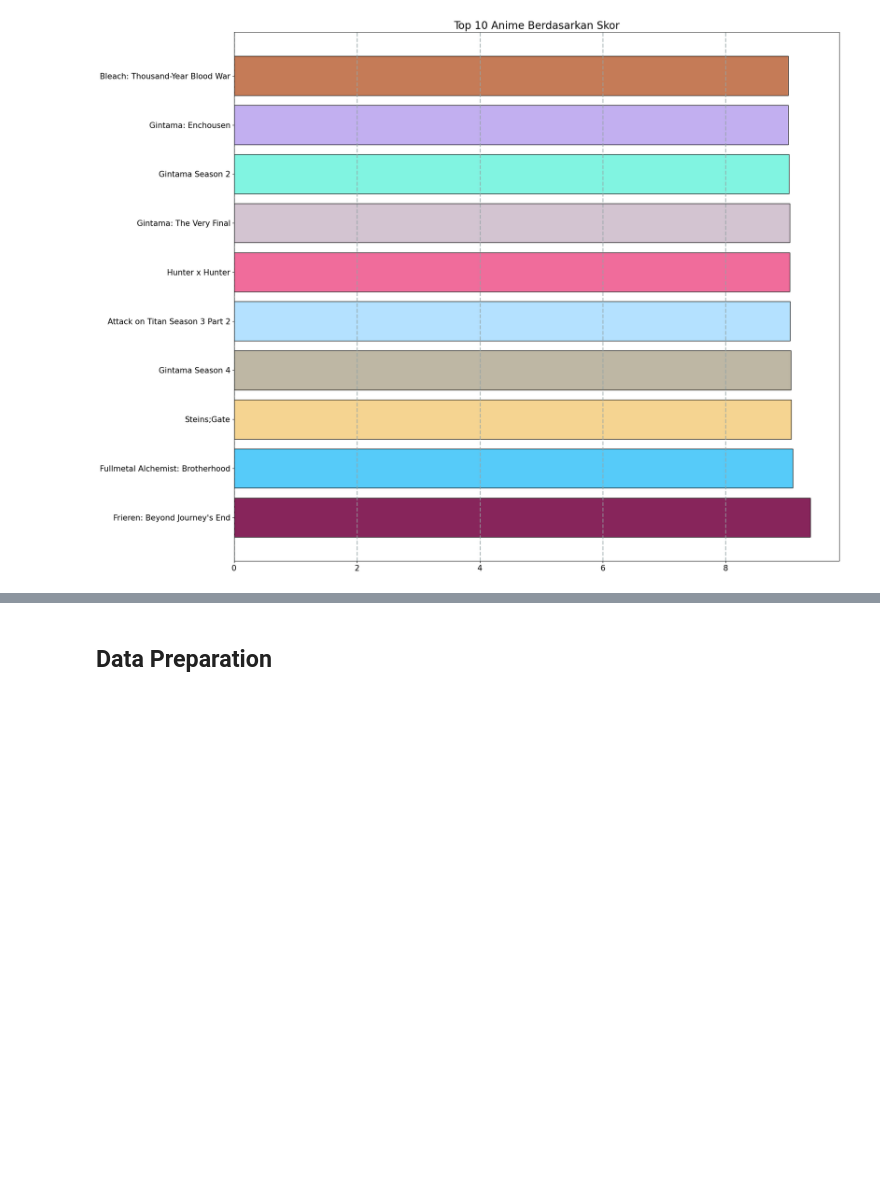
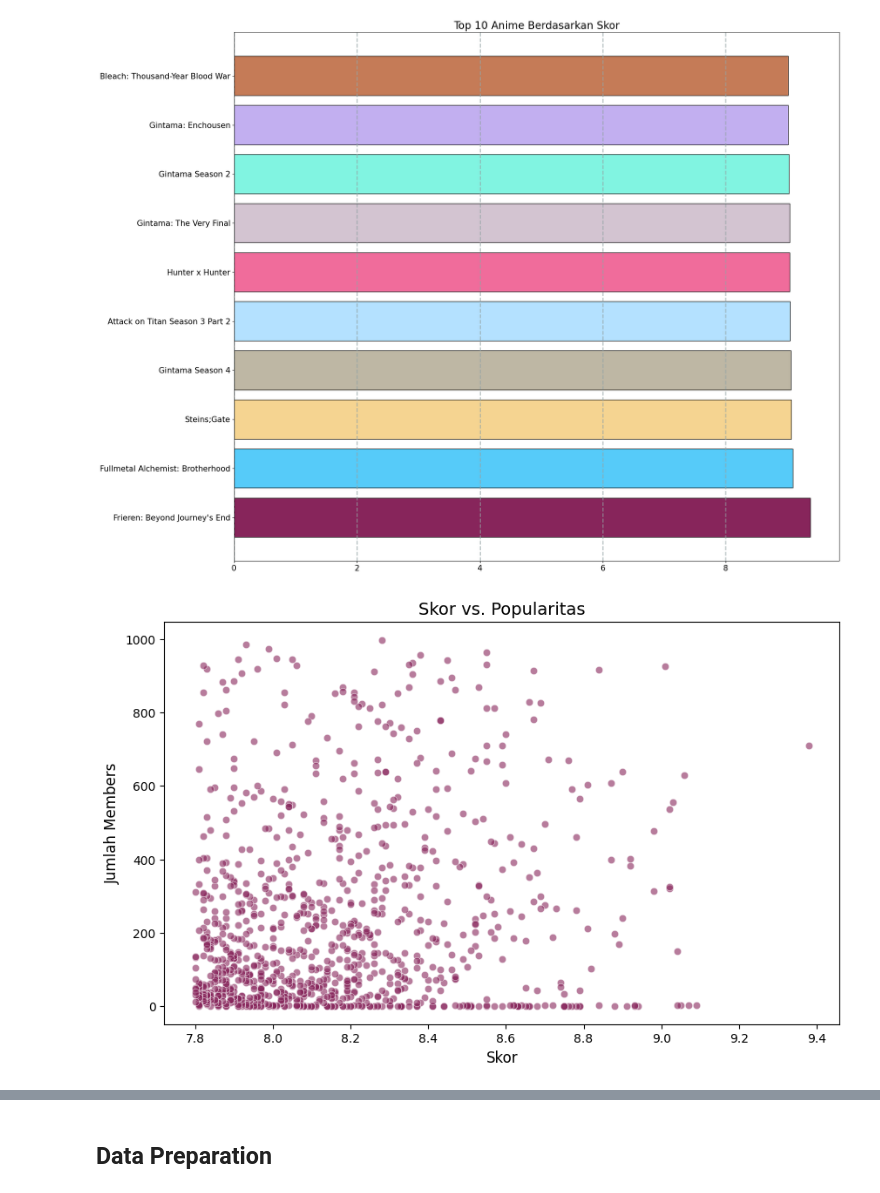
Before and after one commit to habbazettt/SMLT_Recommendation, a Jupyter notebook: Submission_MLT_Hubbal.ipynb, the cells around one changed output, grey strips where cells are left out. Saved outputs shown, nothing was run; the diff lists cells and outputs as text; code cells hidden in the pictures; blank space fills up the shorter version.

```diff
--- a/Submission_MLT_Hubbal.ipynb
+++ b/Submission_MLT_Hubbal.ipynb
@@ -284,3 +281,12 @@ plt.tight_layout()
 plt.show()
 # %% [output]
 [figure]
+# %%
+plt.figure(figsize=(10, 6))
+sns.scatterplot(x='Score', y='Members', data=df, alpha=0.6, color='#87255B')
+plt.title('Skor vs. Popularitas', fontsize=14)
+plt.xlabel('Skor', fontsize=12)
+plt.ylabel('Jumlah Members', fontsize=12)
+plt.show()
+# %% [output]
+[figure, added]
```
Also changed, not shown: parts of 33 cells of this notebook, 1 other file.
